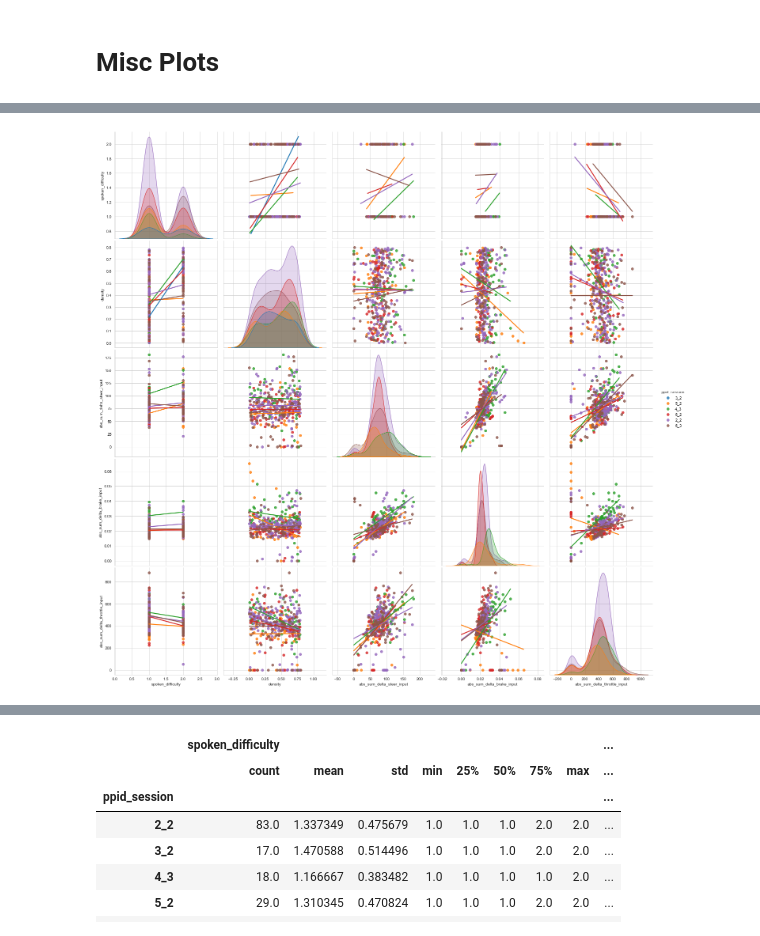
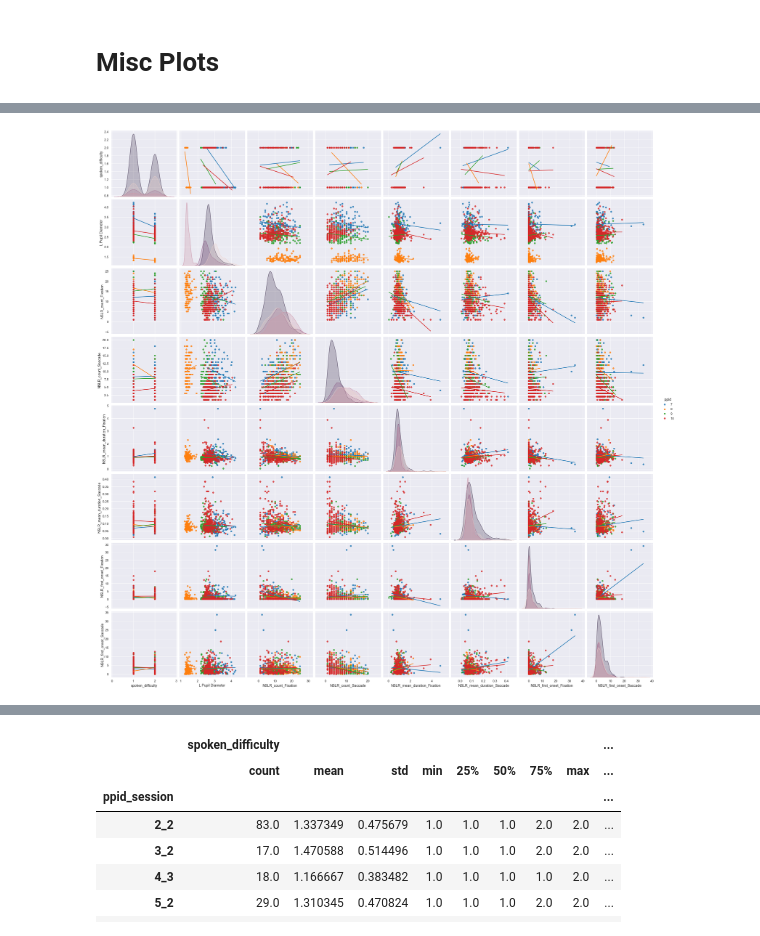
Before and after one commit to schko/mna, a Jupyter notebook: notebooks/adadrive_analysis.ipynb, the cells around one changed output, grey strips where cells are left out. Drawn from its saved outputs; the diff is of its cells as text; code cells hidden in the pictures.

```diff
--- a/notebooks/adadrive_analysis.ipynb
+++ b/notebooks/adadrive_analysis.ipynb
@@ -117,32 +351,46 @@ pivot_ui(all_dfs, outfile_path=f"{output_dir}all_results.html");
 # %% [markdown]
 # Misc Plots
 # %%
+# seaborn
+sns.set(font_scale=1.2)
+sns.set_palette("tab10")
+
 # remove practice trials
 all_dfs_final = all_dfs.copy()
 all_dfs_final = all_dfs_final[all_dfs_final.block_condition!='practice']
+
 all_dfs_final['ppid_session'] = all_dfs_final['ppid'].astype(int).astype(str) + '_' + \
                                             + all_dfs_final['session'].astype(int).astype(str)
 
 all_dfs_final.columns = all_dfs_final.columns.str.replace('.','_')
 all_dfs_final.columns = all_dfs_final.columns.str.replace('measures_','')
+all_dfs_final.columns = all_dfs_final.columns.str.replace("Band_Power", "Power")
 
 
 cols_of_interest = ["bpm", "density", "trial_duration", "trial_damage",
                                      "abs_sum_delta_steer_input", "abs_sum_delta_brake_input",
                                      "NSLR_count_Fixation", "NSLR_count_Saccade"]
 experimental_cols = ['spoken_difficulty', 'trial_duration', 'density', 'trial_damage']
-eye_cols = ['spoken_difficulty', "NSLR_count_Fixation", "NSLR_count_Saccade",
+eye_cols = ['spoken_difficulty','L Pupil Diameter', "NSLR_count_Fixation", "NSLR_count_Saccade",
             'NSLR_mean_duration_Fixation','NSLR_mean_duration_Saccade',
            'NSLR_first_onset_Fixation', 'NSLR_first_onset_Saccade']
-ecg_cols = ['spoken_difficulty','density','bpm','sdnn', 'rmssd','pnn50'] # rmssd = parasympathetic
+ecg_cols = ['spoken_difficulty','density','bpm','sdnn', 'rmssd','pnn35'] # rmssd = parasympathetic
 motor_cols = ['spoken_difficulty','density','abs_sum_delta_steer_input','abs_sum_delta_brake_input', 'abs_sum_delta_throttle_input']
 
-# nan outliers
+# rename columns
+all_dfs_final = all_dfs_final.rename(columns={"Left Pupil Trial Average Diameter": "L Pupil Diameter"})
+
+# remove trials that are too long
+all_dfs_final = all_dfs_final[all_dfs_final.trial_duration <= 40]
+
+
+# nan, outliers
 for col in cols_of_interest:
     all_dfs_final[col] = all_dfs_final[col].mask(all_dfs_final[col].sub(all_dfs_final[col].mean()).div(all_dfs_final[col].std()).abs().gt(2))
 all_dfs_final['abs_sum_delta_brake_input'] = all_dfs_final['abs_sum_delta_brake_input'].mask(all_dfs_final['abs_sum_delta_brake_input']>.1)
 all_dfs_final['NSLR_first_onset_Fixation'] = all_dfs_final['NSLR_first_onset_Fixation']-all_dfs_final['trial_start_time']
 all_dfs_final['NSLR_first_onset_Saccade'] = all_dfs_final['NSLR_first_onset_Saccade']-all_dfs_final['trial_start_time']
+all_dfs_final['bpm'] = all_dfs_final['bpm'].mask((all_dfs_final['bpm']<40) | (all_dfs_final['bpm']>200))
 # %%
 # quality measurse
 speech_recognition = pd.DataFrame(all_dfs_final.groupby("ppid_session").apply(lambda x: x['spoken_difficulty'].notnull().mean()))
@@ -282,0 +534,18 @@ No artists with labels found to put in legend.  Note that artists whose label st
+# %%
+
+all_dfs_final.loc[all_dfs_final['spoken_difficulty'] == 'easy', 'spoken_difficulty'] = 1
+all_dfs_final.loc[all_dfs_final['spoken_difficulty'] == 'hard', 'spoken_difficulty'] = 2
+all_dfs_final.loc[all_dfs_final['spoken_difficulty'] == 'unknown', 'spoken_difficulty'] = np.NAN
+
+all_dfs_final['spoken_difficulty'] = all_dfs_final['spoken_difficulty'].astype(float)
+
+# josef_cols cols
+josef_cols = ['spoken_difficulty', 'density',"L Pupil Diameter",  'pnn35', "Oz_8-15_Hz_Power"]
+
+g = sns.pairplot(all_dfs_final[josef_cols+['ppid']], kind="reg", vars=josef_cols,
+                 diag_kind="kde",height=4, hue="ppid", plot_kws=dict(ci=None))
+log_columns = ["Oz_8-15_Hz_Power"]
+
+for ax in g.axes.flat:
+    if ax.get_xlabel() in log_columns:
+        ax.set(xscale="log")
@@ -283,23 +554,25 @@ No artists with labels found to put in legend.  Note that artists whose label st
 # %%
 all_dfs_final.loc[all_dfs_final['spoken_difficulty'] == 'easy', 'spoken_difficulty'] = 1
 all_dfs_final.loc[all_dfs_final['spoken_difficulty'] == 'hard', 'spoken_difficulty'] = 2
+all_dfs_final.loc[all_dfs_final['spoken_difficulty'] == 'unknown', 'spoken_difficulty'] = np.NAN
+
 all_dfs_final['spoken_difficulty'] = all_dfs_final['spoken_difficulty'].astype(float)
 #g = sns.pairplot(all_dfs_final[experimental_cols+['ppid_session']], kind="reg", vars=experimental_cols,
 #                 diag_kind="kde",height=4, hue="ppid_session", plot_kws=dict(ci=None))
 
 # eye cols
 saccade_cols = ['spoken_difficulty', 'density',"NSLR_count_Saccade",'NSLR_mean_duration_Saccade',
            'NSLR_first_onset_Saccade']
 #g = sns.pairplot(all_dfs_final[saccade_cols+['ppid_session']], kind="reg", vars=saccade_cols,
 #                 diag_kind="kde",height=4, hue="ppid_session", plot_kws=dict(ci=None))
 
 #g = sns.pairplot(all_dfs_final[ecg_cols+['ppid_session']], kind="reg", vars=ecg_cols,
 #                 diag_kind="kde",height=4, hue="ppid_session", plot_kws=dict(ci=None))
 
-g = sns.pairplot(all_dfs_final[motor_cols+['ppid_session']], kind="reg", vars=motor_cols,
-                 diag_kind="kde",height=4, hue="ppid_session", plot_kws=dict(ci=None))
+g = sns.pairplot(all_dfs_final[eye_cols+['ppid']], kind="reg", vars=eye_cols,
+                 diag_kind="kde",height=4, hue="ppid", plot_kws=dict(ci=None))
 # %% [output]
-[figure, old version]
+[figure, new version]
 # %%
 import seaborn as sns
 g = sns.pairplot(all_dfs_final, kind="reg", vars=cols_of_interest,
```
Also changed, not shown: parts of 13 cells of this notebook, 9 other files.
